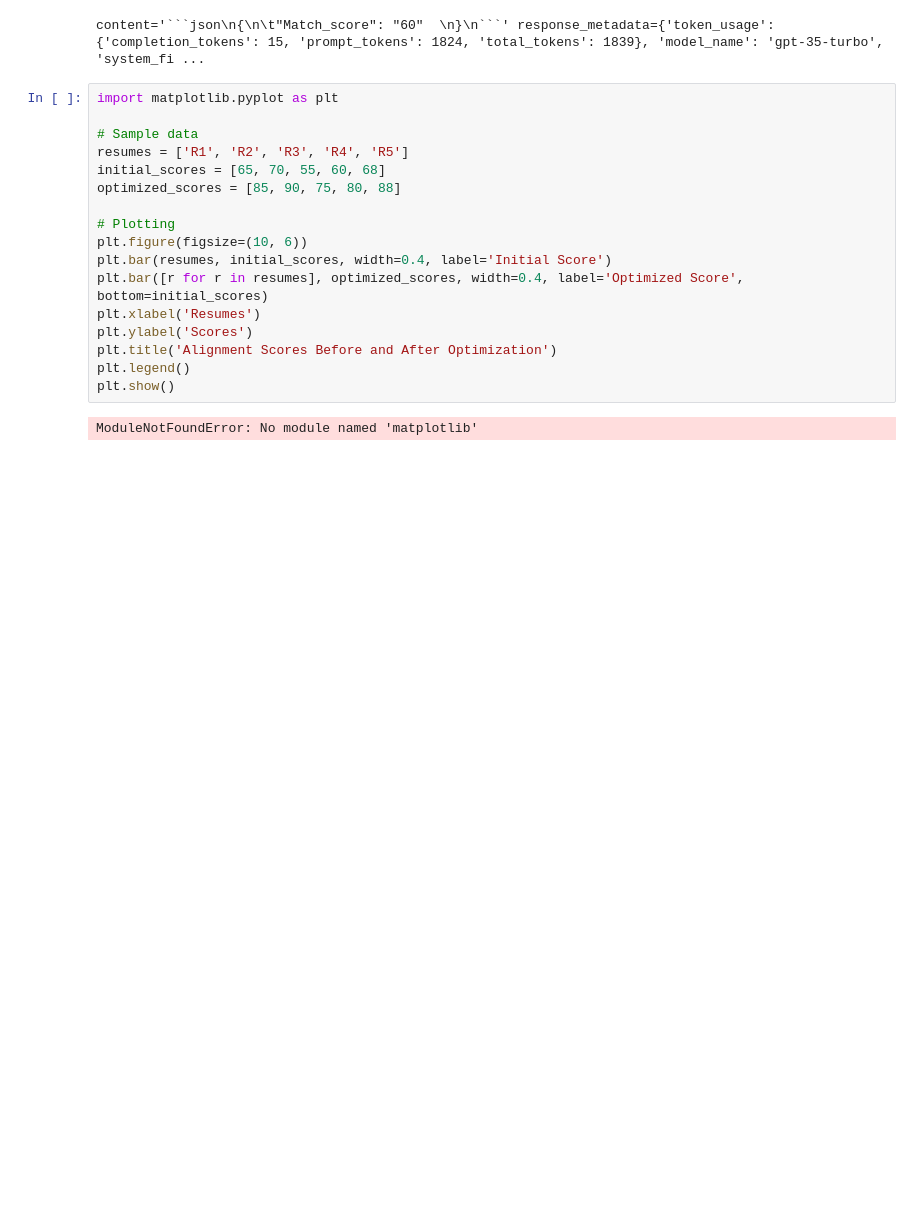
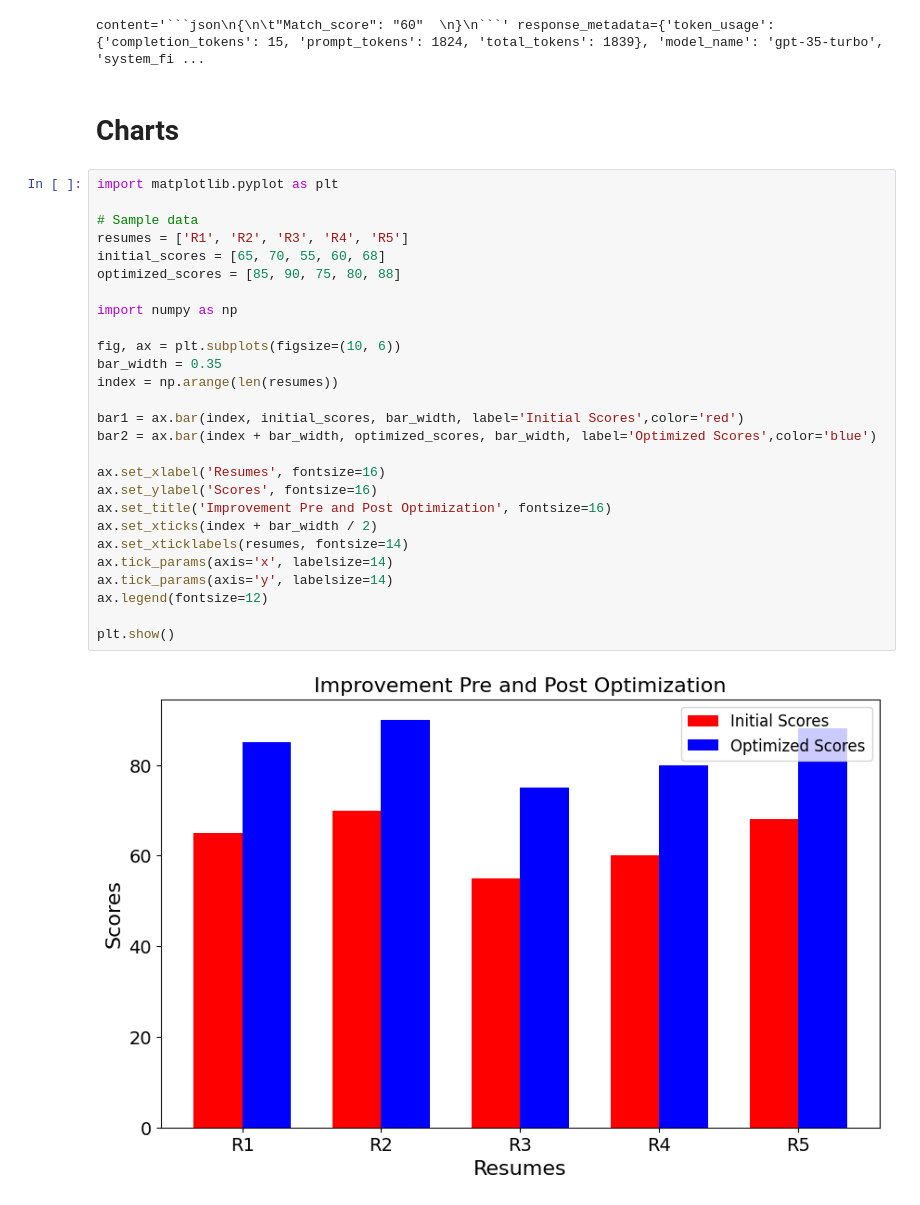
Before and after one commit to aviralwalia08/ResumeOptimizer, a Jupyter notebook: notebooks/Get_Top20Keywords.ipynb, the cells around one changed output. Cells and saved outputs as stored; diff of their text form; blank space fills up the shorter version.

````diff
--- a/notebooks/Get_Top20Keywords.ipynb
+++ b/notebooks/Get_Top20Keywords.ipynb
@@ -424,22 +452,34 @@ match_score = output_formatter(output)
 print(match_score)
 # %% [output]
 content='```json\n{\n\t"Match_score": "60"  \n}\n```' response_metadata={'token_usage': {'completion_tokens': 15, 'prompt_tokens': 1824, 'total_tokens': 1839}, 'model_name': 'gpt-35-turbo', 'system_fi ...
+# %% [markdown]
+# Charts
 # %%
 import matplotlib.pyplot as plt
 
 # Sample data
 resumes = ['R1', 'R2', 'R3', 'R4', 'R5']
 initial_scores = [65, 70, 55, 60, 68]
 optimized_scores = [85, 90, 75, 80, 88]
 
-# Plotting
-plt.figure(figsize=(10, 6))
-plt.bar(resumes, initial_scores, width=0.4, label='Initial Score')
-plt.bar([r for r in resumes], optimized_scores, width=0.4, label='Optimized Score', bottom=initial_scores)
-plt.xlabel('Resumes')
-plt.ylabel('Scores')
-plt.title('Alignment Scores Before and After Optimization')
-plt.legend()
+import numpy as np
+
+fig, ax = plt.subplots(figsize=(10, 6))
+bar_width = 0.35
+index = np.arange(len(resumes))
+
+bar1 = ax.bar(index, initial_scores, bar_width, label='Initial Scores',color='red')
+bar2 = ax.bar(index + bar_width, optimized_scores, bar_width, label='Optimized Scores',color='blue')
+
+ax.set_xlabel('Resumes', fontsize=16)
+ax.set_ylabel('Scores', fontsize=16)
+ax.set_title('Improvement Pre and Post Optimization', fontsize=16)
+ax.set_xticks(index + bar_width / 2)
+ax.set_xticklabels(resumes, fontsize=14)
+ax.tick_params(axis='x', labelsize=14)
+ax.tick_params(axis='y', labelsize=14)
+ax.legend(fontsize=12)
+
 plt.show()
 # %% [output]
-ModuleNotFoundError: No module named 'matplotlib'
+[figure, added]
````
Also changed, not shown: parts of 7 cells of this notebook, 2 other files.
